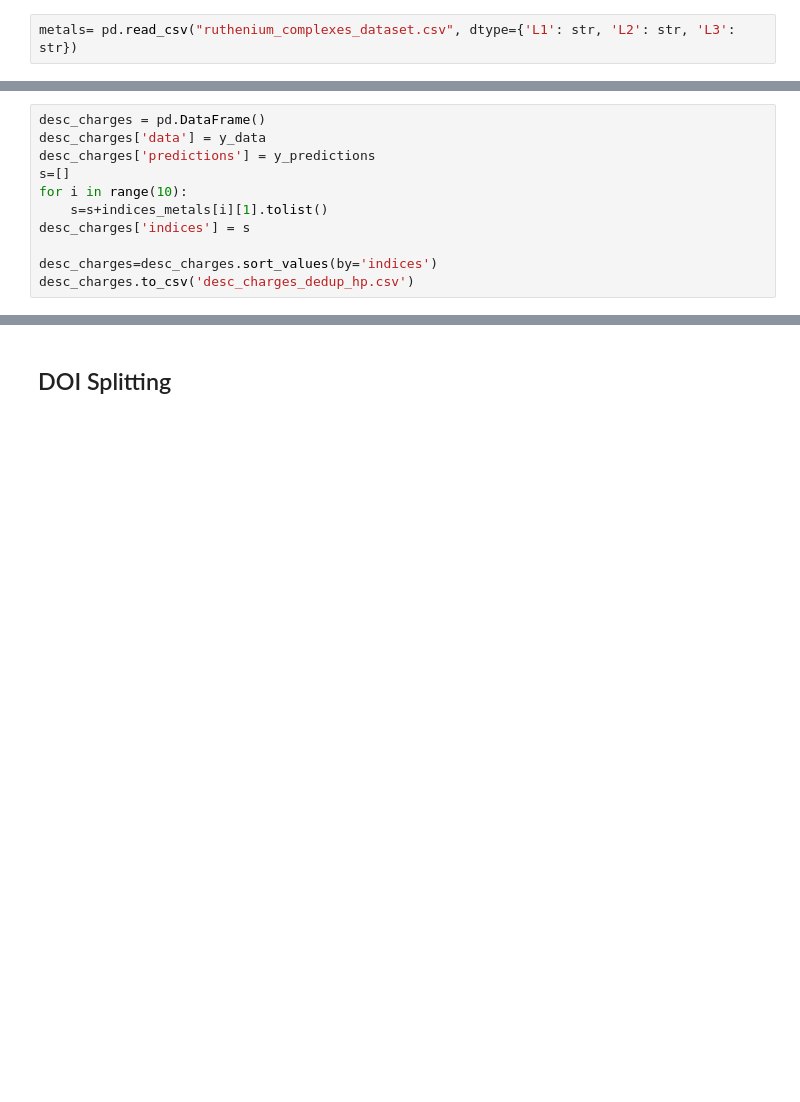
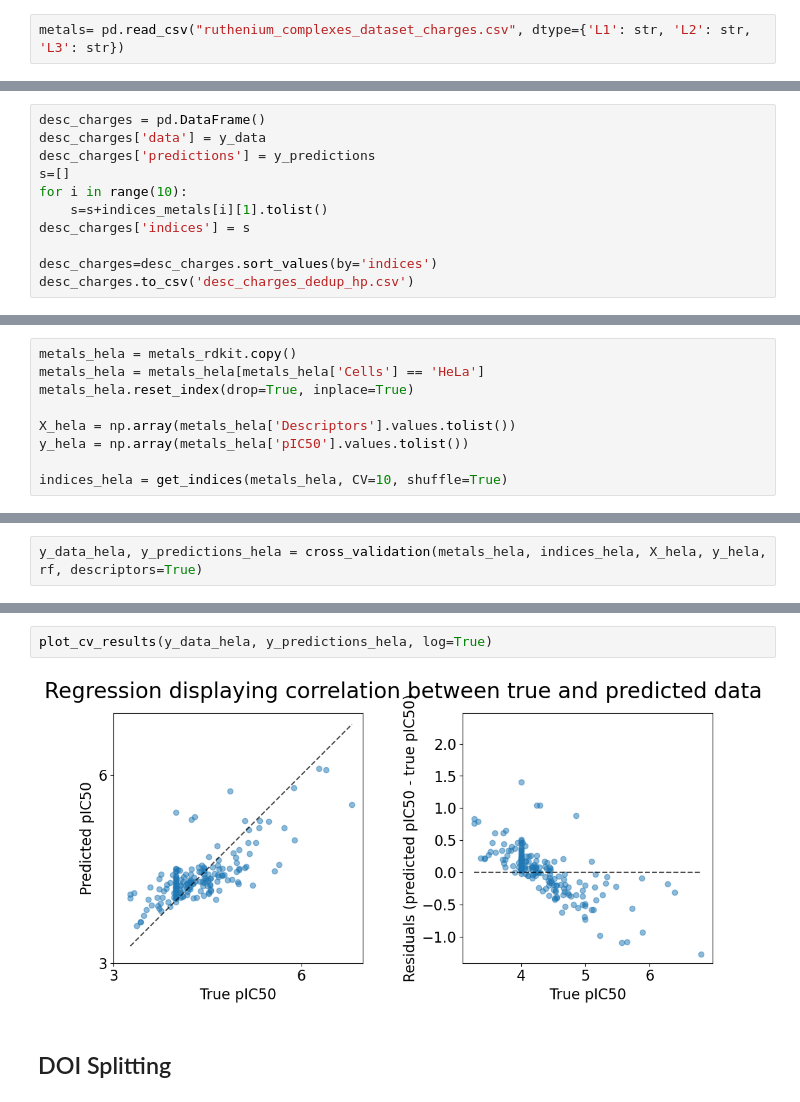
Before and after one commit to chimie-paristech-CTM/CyPRuS, a Jupyter notebook: 02-Descriptors_Regression.ipynb, the cells around one changed output, grey strips where cells are left out. Saved outputs shown, nothing was run; the diff lists cells and outputs as text; blank space fills up the shorter version.

```diff
--- a/02-Descriptors_Regression.ipynb
+++ b/02-Descriptors_Regression.ipynb
@@ -69,7 +69,7 @@ from model_fp_selection.lib.cross_val_both_models import cross_val_2_models
 # %% [markdown]
 ## Preparing the dataset
 # %%
-metals= pd.read_csv("ruthenium_complexes_dataset.csv", dtype={'L1': str, 'L2': str, 'L3': str})
+metals= pd.read_csv("ruthenium_complexes_dataset_charges.csv", dtype={'L1': str, 'L2': str, 'L3': str})
 # %%
 metals_rdkit = prepare_df_rdkit(metals)
 # %%
@@ -133,0 +134,9 @@ desc_charges.to_csv('desc_charges_dedup_hp.csv')
+# %%
+metals_hela = metals_rdkit.copy()
+metals_hela = metals_hela[metals_hela['Cells'] == 'HeLa']
+metals_hela.reset_index(drop=True, inplace=True)
+
+X_hela = np.array(metals_hela['Descriptors'].values.tolist())
+y_hela = np.array(metals_hela['pIC50'].values.tolist())
+
+indices_hela = get_indices(metals_hela, CV=10, shuffle=True)
@@ -133,0 +154,2 @@ desc_charges.to_csv('desc_charges_dedup_hp.csv')
+# %%
+y_data_hela, y_predictions_hela = cross_validation(metals_hela, indices_hela, X_hela, y_hela, rf, descriptors=True)
@@ -134,3 +168,7 @@ desc_charges.to_csv('desc_charges_dedup_hp.csv')
+# %%
+plot_cv_results(y_data_hela, y_predictions_hela, log=True)
+# %% [output]
+[figure, added]
 # %% [markdown]
 ## DOI Splitting
 # %% [markdown]
```
Also changed, not shown: parts of 37 cells of this notebook, 49 other files.
